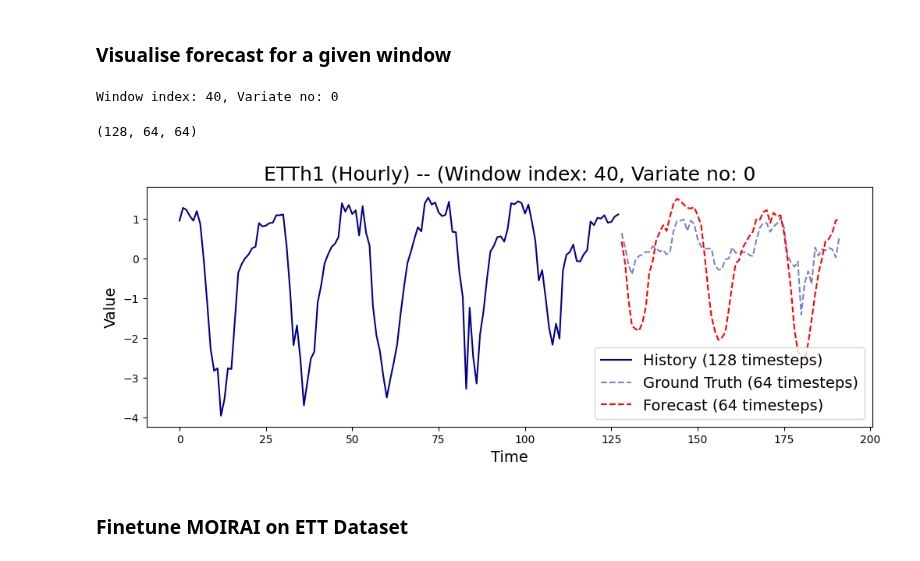
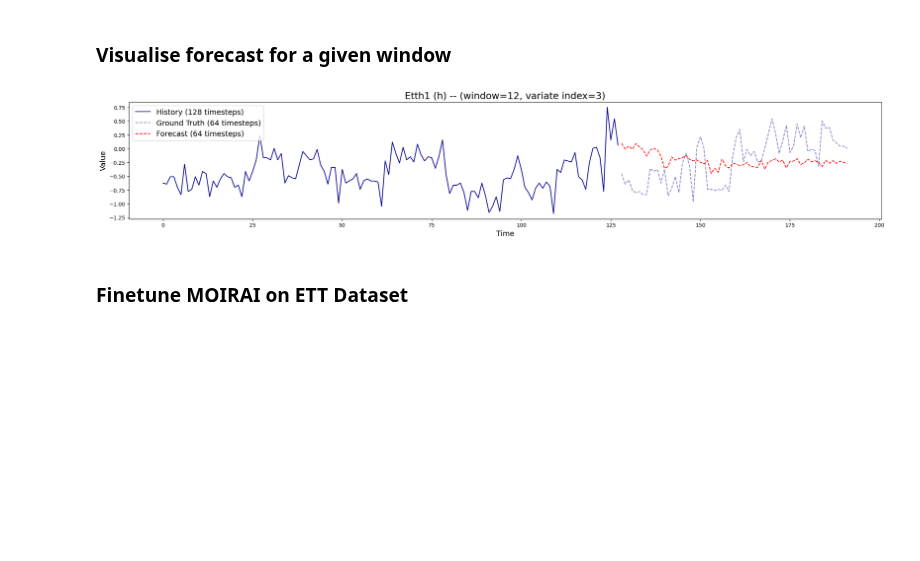
Before and after one commit to AdityaLab/Samay, a Jupyter notebook: example/moirai.ipynb, the cells around one changed output. Cells and saved outputs as stored; diff of their text form; code cells hidden in the pictures; blank space fills up the shorter version.

```diff
--- a/example/moirai.ipynb
+++ b/example/moirai.ipynb
@@ -84,52 +85,10 @@ Wall time: 14 s
 # %% [markdown]
 ### Visualise forecast for a given window
-# %%
-random.seed(42)
-window_index = random.randint(0, len(histories) - 1)
-variate_no = random.randint(0, histories[window_index].shape[0] - 1)
-print(f"Window index: {window_index}, Variate no: {variate_no}")
-# %% [output]
-Window index: 40, Variate no: 0
-# %%
-history = histories[window_index][variate_no, -config["context_len"]:]
-true = trues[window_index][variate_no, :]
-pred = preds[window_index][variate_no, :]
-
-len(history), len(true), len(pred)
-# %% [output]
-(128, 64, 64)
-# %%
-plt.figure(figsize=(12, 4))
-num_forecasts = len(true)
-offset = len(history)
-
-# Plotting the first time series from history
-plt.plot(range(offset), history, label=f"History ({offset} timesteps)", c="darkblue")
-
-# Plotting ground truth and prediction
-plt.plot(
-    range(offset, offset + num_forecasts),
-    true,
-    label=f"Ground Truth ({num_forecasts} timesteps)",
-    color="darkblue",
-    linestyle="--",
-    alpha=0.5,
-)
-plt.plot(
-    range(offset, offset + num_forecasts),
-    pred,
-    label=f"Forecast ({num_forecasts} timesteps)",
-    color="red",
-    linestyle="--",
-)
-
-plt.title(f"ETTh1 (Hourly) -- (Window index: {window_index}, Variate no: {variate_no}", fontsize=18)
-plt.xlabel("Time", fontsize=14)
-plt.ylabel("Value", fontsize=14)
-plt.legend(fontsize=14)
-plt.show()
-# %% [output]
-[figure, removed]
+# %%
+select = {"dataset":data_config["name"], "freq":data_config["freq"]}
+visualize(context_len=config["context_len"], trues=trues, preds=preds, history=histories,**select)
+# %% [output]
+[figure, added]
 # %% [markdown]
 ### Finetune MOIRAI on ETT Dataset
 # %%
```
Also changed, not shown: parts of 12 cells of this notebook, 1 other file.
